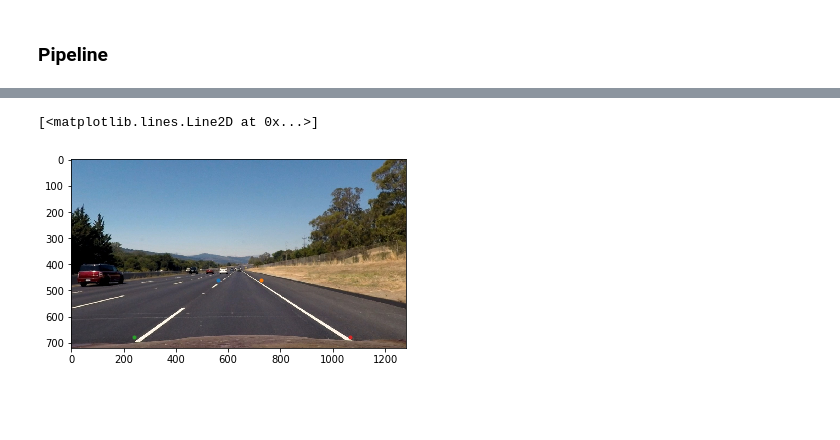
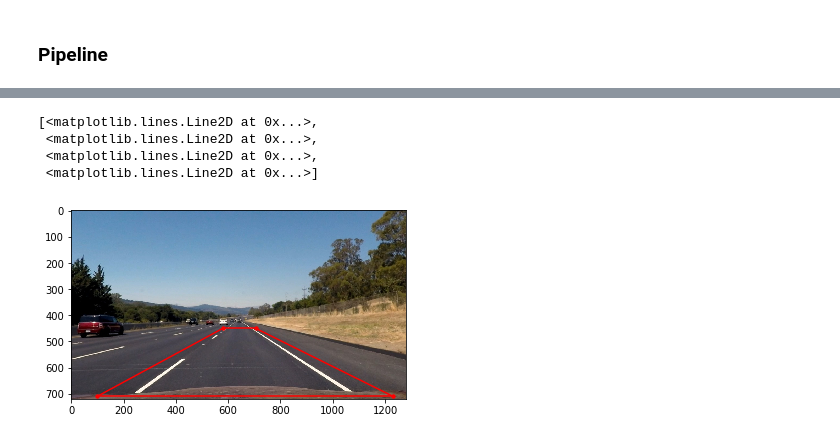
Before and after one commit to urs-waldmann/CarND-Advanced-Lane-Lines, a Jupyter notebook: adv_lane_fin.ipynb, the cells around one changed output, grey strips where cells are left out. Saved outputs shown, nothing was run; the diff lists cells and outputs as text; code cells hidden in the pictures; blank space fills up the shorter version.

```diff
--- a/adv_lane_fin.ipynb
+++ b/adv_lane_fin.ipynb
@@ -311,17 +350,21 @@ plt.plot(1065, 680, '.') # bottom right
 # %%
 %matplotlib inline
 
 # Test the source points on a second road image with straight lane lines.
 # Load a second road image with straight lane lines and undistort it.
 img_pt = mpimg.imread('./test_images/straight_lines2.jpg')
 undist_pt = cal_undistort(img_pt, objpoints, imgpoints)
 
 # Plot the second undistorted road image (with straight lane lines) together with the source points for reference.
 plt.imshow(undist_pt)
-plt.plot(560, 460, '.') # top left
-plt.plot(725, 460, '.') # top right
-plt.plot(240, 680, '.') # bottom left
-plt.plot(1065, 680, '.') # bottom right
+x1, y1 = [580, 705], [450, 450] # top: left -> right
+x2, y2 = [705, 1230], [450, 710] # right: top -> bottom,
+x3, y3 = [1230, 100], [710, 710] # bottom : right-> left
+x4, y4 = [580, 100], [450, 710] # left: top -> bottom
+plt.plot(x1, y1, x2, y2, x3, y3, x4, y4, marker = '.', color = 'red')
 # %% [output]
-[<matplotlib.lines.Line2D at 0x...>]
+[<matplotlib.lines.Line2D at 0x...>,
+ <matplotlib.lines.Line2D at 0x...>,
+ <matplotlib.lines.Line2D at 0x...>,
+ <matplotlib.lines.Line2D at 0x...>]
-[figure, old version]
+[figure, new version]
```
Also changed, not shown: parts of 8 cells of this notebook.
